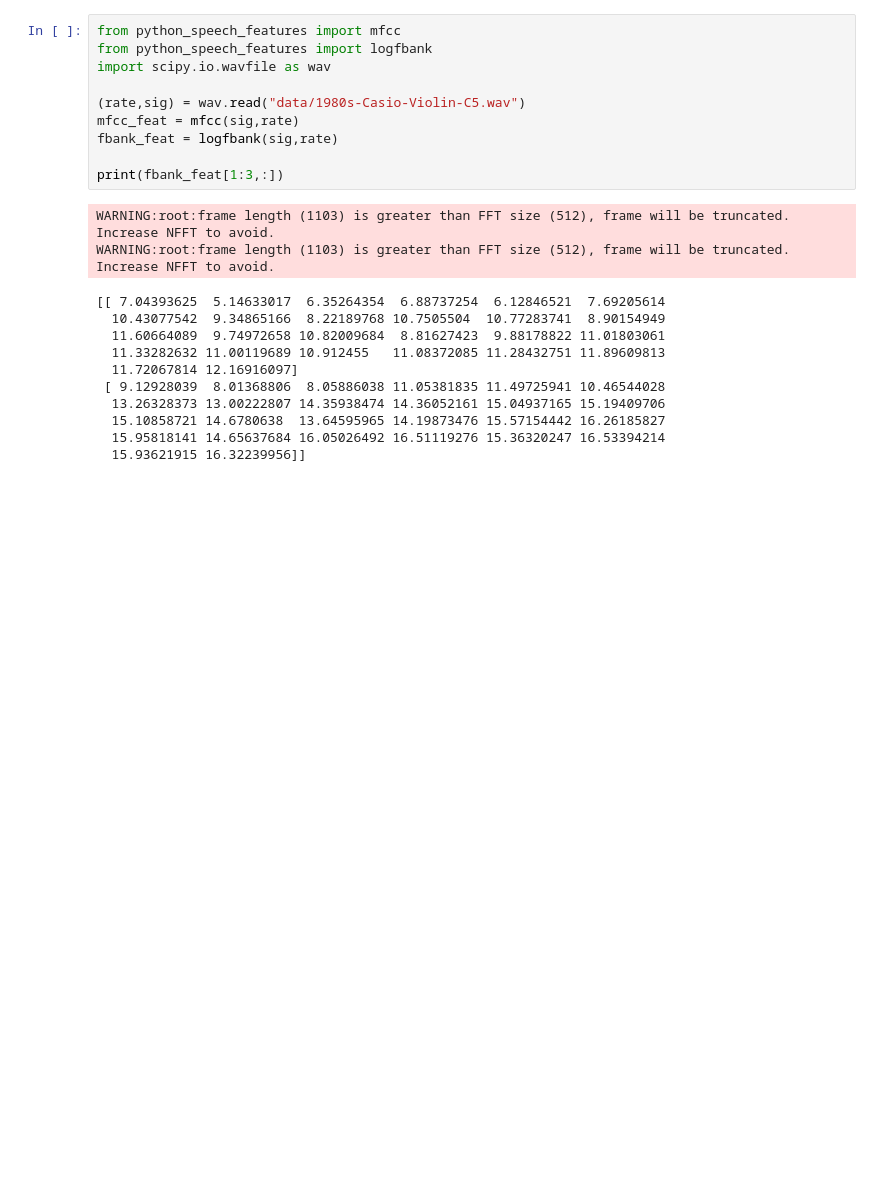
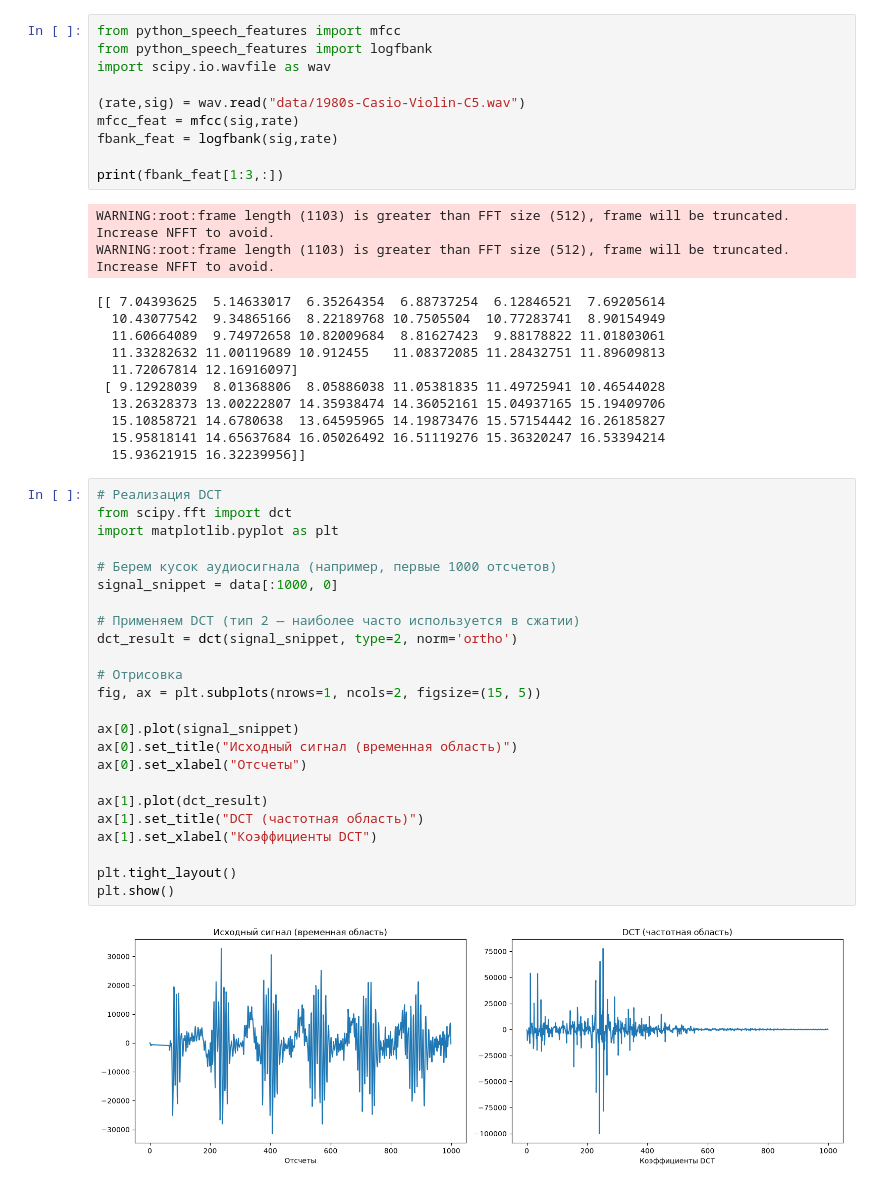
Before and after one commit to Dream-Prodigy/My-project, a Jupyter notebook: practice_9/practice_9.ipynb, the cells around one changed output. Saved outputs shown, nothing was run; the diff lists cells and outputs as text; blank space fills up the shorter version.

```diff
--- a/practice_9/practice_9.ipynb
+++ b/practice_9/practice_9.ipynb
@@ -461,3 +483,29 @@ WARNING:root:frame length (1103) is greater than FFT size (512), frame will be t
   15.10858721 14.6780638  13.64595965 14.19873476 15.57154442 16.26185827
   15.95818141 14.65637684 16.05026492 16.51119276 15.36320247 16.53394214
   15.93621915 16.32239956]]
+# %%
+# Реализация DCT
+from scipy.fft import dct
+import matplotlib.pyplot as plt
+
+# Берем кусок аудиосигнала (например, первые 1000 отсчетов)
+signal_snippet = data[:1000, 0]
+
+# Применяем DCT (тип 2 — наиболее часто используется в сжатии)
+dct_result = dct(signal_snippet, type=2, norm='ortho')
+
+# Отрисовка
+fig, ax = plt.subplots(nrows=1, ncols=2, figsize=(15, 5))
+
+ax[0].plot(signal_snippet)
+ax[0].set_title("Исходный сигнал (временная область)")
+ax[0].set_xlabel("Отсчеты")
+
+ax[1].plot(dct_result)
+ax[1].set_title("DCT (частотная область)")
+ax[1].set_xlabel("Коэффициенты DCT")
+
+plt.tight_layout()
+plt.show()
+# %% [output]
+[figure, added]
```
Also changed, not shown: parts of 19 cells of this notebook.
